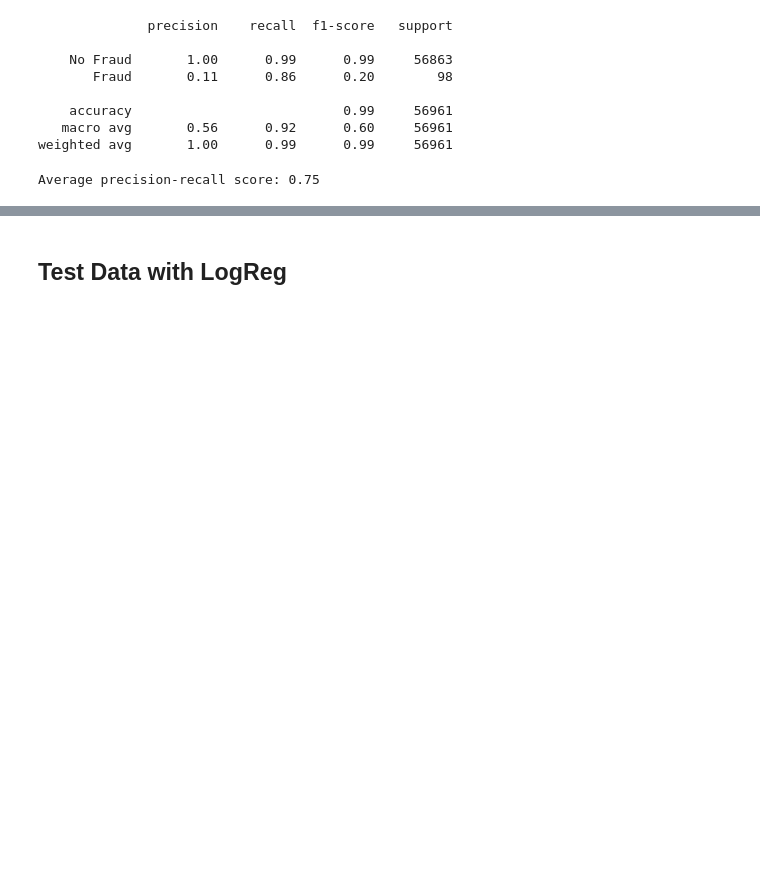
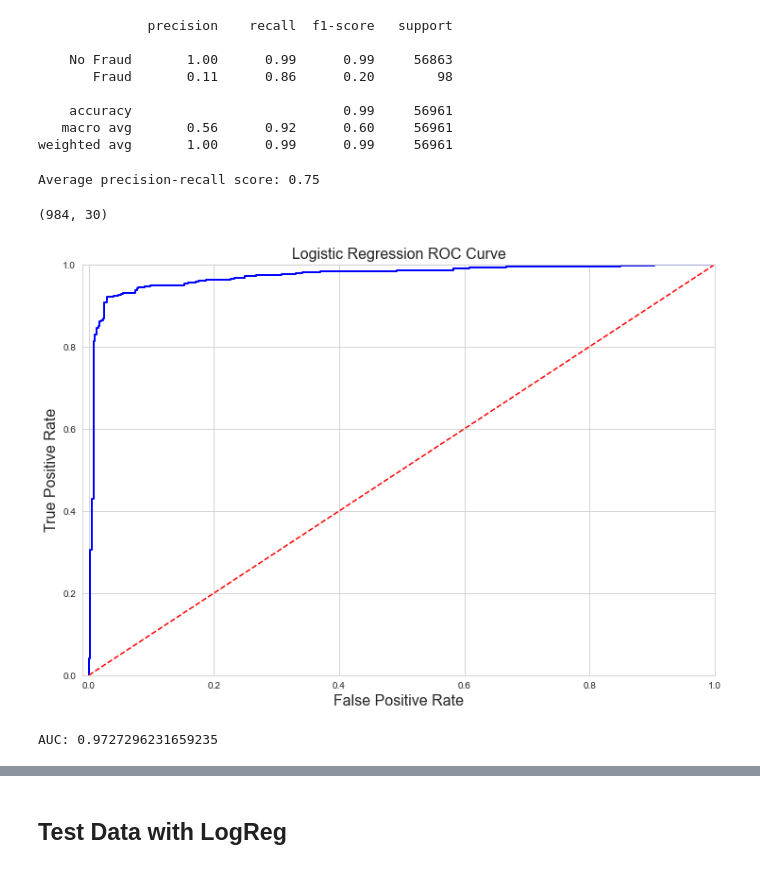
Before and after one commit to MarioCSilva/Credit-Card-Fraud-Detection, a Jupyter notebook: Project2.ipynb, the cells around one changed output, grey strips where cells are left out. Cells and saved outputs as stored; diff of their text form; code cells hidden in the pictures; blank space fills up the shorter version.

```diff
--- a/Project2.ipynb
+++ b/Project2.ipynb
@@ -434,6 +431,46 @@ print('Average precision-recall score: {0:0.2f}'.format(
       average_precision))
 # %% [output]
 Average precision-recall score: 0.75
+# %%
+from sklearn.metrics import roc_curve
+from sklearn.model_selection import cross_val_predict
+from sklearn.metrics import auc
+
+# Our data is already scaled we should split our training and test sets
+from sklearn.model_selection import train_test_split
+
+# This is explicitly used for undersampling.
+X_train, X_test, y_train, y_test = train_test_split(X, y, test_size=0.2, random_state=42)
+
+# Turn the values into an array for feeding the classification algorithms.
+X_train = X_train.values
+X_test = X_test.values
+y_train = y_train.values
+y_test = y_test.values
+
+log_reg_pred = cross_val_predict(log_reg_sm, X_train, y_train, cv=5,
+                             method="decision_function")
+
+log_fpr, log_tpr, log_thresold = roc_curve(y_train, log_reg_pred)
+
+
+def logistic_roc_curve(log_fpr, log_tpr):
+    plt.figure(figsize=(12,8))
+    plt.title('Logistic Regression ROC Curve', fontsize=16)
+    plt.plot(log_fpr, log_tpr, 'b-', linewidth=2)
+    plt.plot([0, 1], [0, 1], 'r--')
+    plt.xlabel('False Positive Rate', fontsize=16)
+    plt.ylabel('True Positive Rate', fontsize=16)
+    plt.axis([-0.01,1,0,1])
+
+
+logistic_roc_curve(log_fpr, log_tpr)
+plt.show()
+print("AUC:",auc(log_fpr, log_tpr))
+# %% [output]
+(984, 30)
+[figure, added]
+AUC: 0.9727296231659235
 # %%
 from sklearn.metrics import precision_recall_curve
 
```
Also changed, not shown: parts of 18 cells of this notebook.
